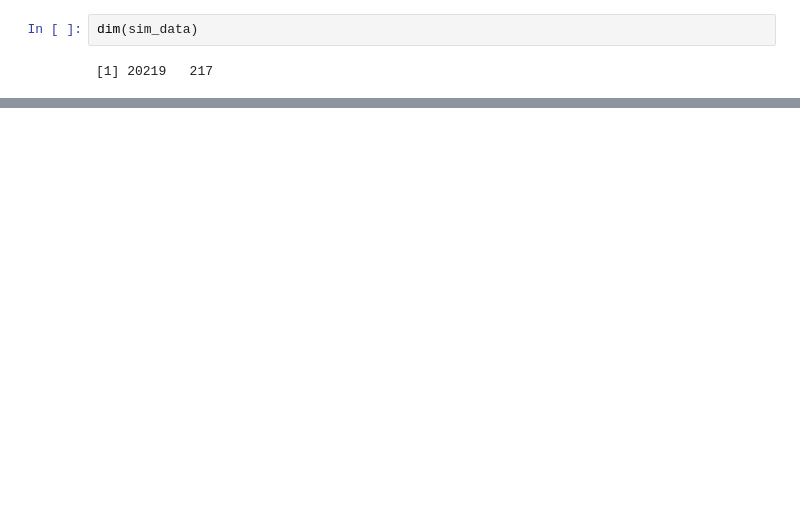
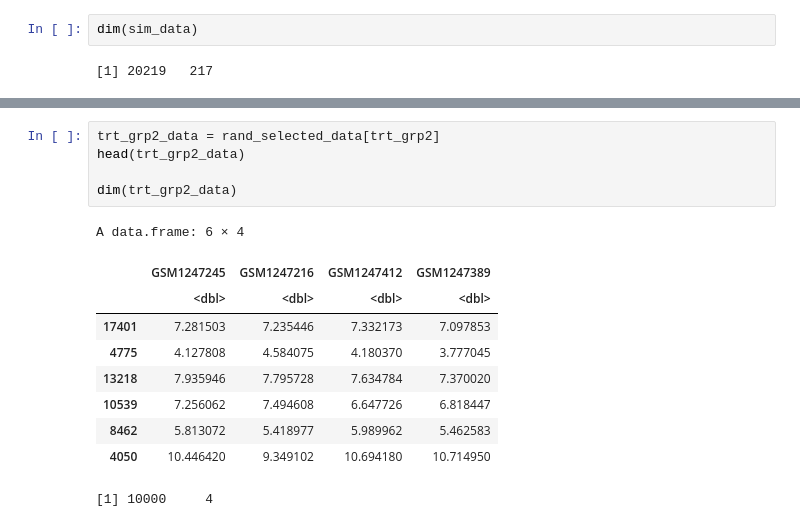
Before and after one commit to almedida/thesis, a Jupyter notebook: simulation.ipynb, the cells around one changed output, grey strips where cells are left out. Drawn from its saved outputs; the diff is of its cells as text; blank space fills up the shorter version.

```diff
--- a/simulation.ipynb
+++ b/simulation.ipynb
@@ -77,0 +95,16 @@ head(selected_samples)
+# %%
+trt_grp2_data = rand_selected_data[trt_grp2]
+head(trt_grp2_data)
+
+dim(trt_grp2_data)
+# %% [output]
+A data.frame: 6 × 4
+|  | GSM1247245 | GSM1247216 | GSM1247412 | GSM1247389 |
+|  | <dbl> | <dbl> | <dbl> | <dbl> |
+| 17401 | 7.281503 | 7.235446 | 7.332173 | 7.097853 |
+| 4775 | 4.127808 | 4.584075 | 4.180370 | 3.777045 |
+| 13218 | 7.935946 | 7.795728 | 7.634784 | 7.370020 |
+| 10539 | 7.256062 | 7.494608 | 6.647726 | 6.818447 |
+| 8462 | 5.813072 | 5.418977 | 5.989962 | 5.462583 |
+| 4050 | 10.446420 | 9.349102 | 10.694180 | 10.714950 |
+[1] 10000     4
```
Also changed, not shown: parts of 10 cells of this notebook.
